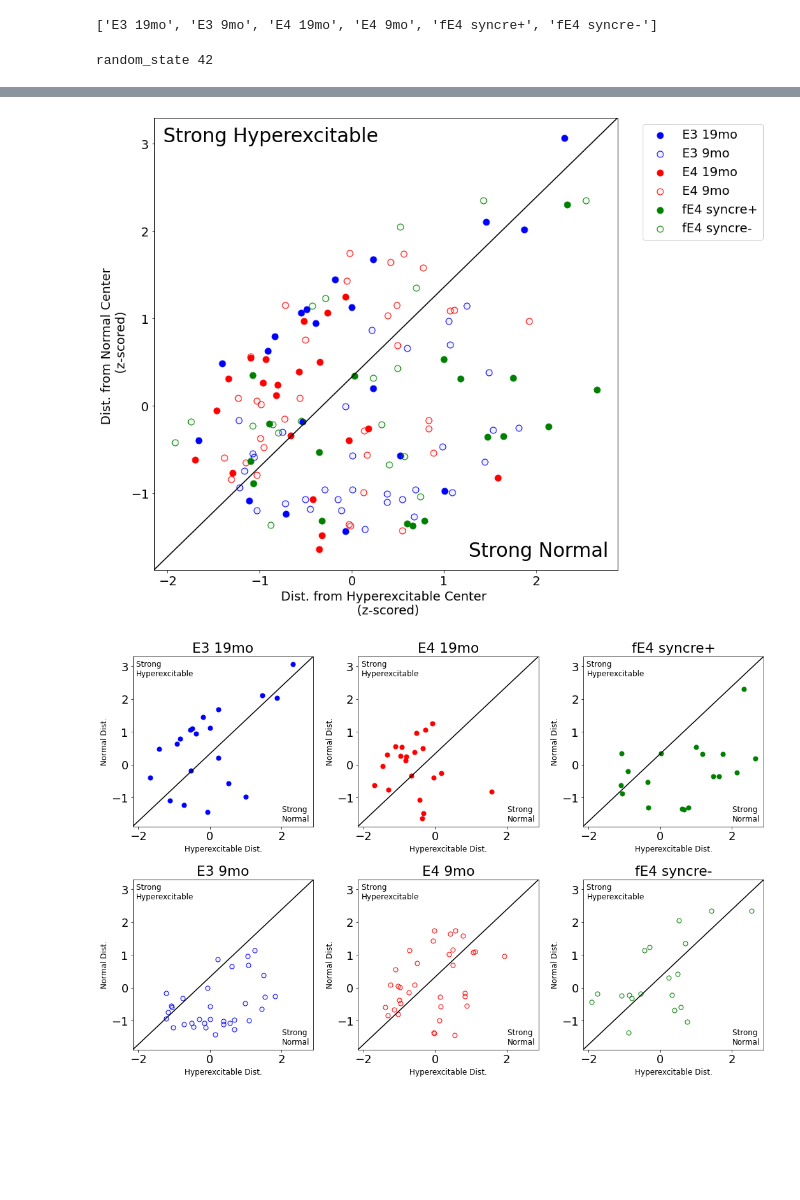
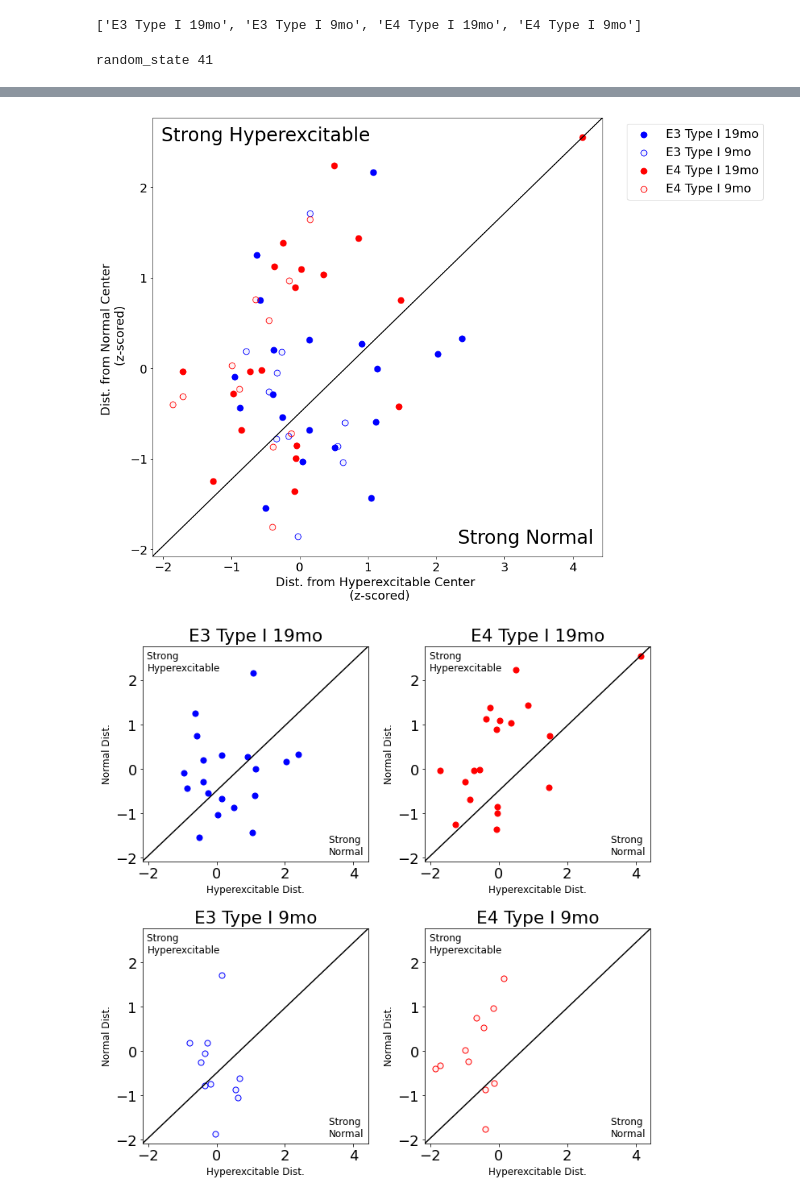
Before and after one commit to dtabuena/ApoE_Data_Clustering, a Jupyter notebook: Cluster_CA3.ipynb, the cells around one changed output, grey strips where cells are left out. Drawn from its saved outputs; the diff is of its cells as text; code cells hidden in the pictures; blank space fills up the shorter version.

```diff
--- a/Cluster_CA3.ipynb
+++ b/Cluster_CA3.ipynb
@@ -17,7 +17,7 @@ plot_extras = True
 exclude_extras =True
 # %%
 link = 'https://www.dropbox.com/sh/e52vk7qbr4p0pfw/AACSiEAskL4ZSexlFN0L5S76a?dl=0'
-xl_to_analyze = 'CA3 parameters for PCA.xlsx'
+xl_to_analyze = 'DG Type II GC main parameters.xlsx'
 
 my_drop_folder = 'my_drop_folder'
 zipped_file_path = "/content/"+my_drop_folder + ".zip"
@@ -163,7 +163,7 @@ list_colors = [colors[i] for i in type_num ]
 
 fig_opt = {'dpi': 300, 'format':'png','bbox_inches':'tight'}
 # %% [output]
-['E3 19mo', 'E3 9mo', 'E4 19mo', 'E4 9mo', 'fE4 syncre+', 'fE4 syncre-']
+['E3 Type I 19mo', 'E3 Type I 9mo', 'E4 Type I 19mo', 'E4 Type I 9mo']
 # %%
 clust_names = ['Hyperexcitable', 'Normal']
 plt.rcParams.update({'font.size': 18})
@@ -289,7 +289,7 @@ plt.tight_layout()
 
 
 #### separate #####
-fig_sep_hist, axs = plt.subplots(2,int(num_t/2),figsize = [int(num_t/2)*5,10])
+fig_sep_hist, axs = plt.subplots(2,int(num_t/2),figsize = [int(num_t/2)*5,5])
 axs = axs.T.flatten()
 for ti in range(num_t):
     t = uniq_types[ti]
@@ -323,4 +323,4 @@ fig_sep_scatter.savefig('GenoType_dist_Separate.'+fig_opt['format'],**fig_opt)
 fig_comb_scatter.savefig('GenoType_dist.'+fig_opt['format'],**fig_opt)
 fig_sep_hist.savefig('GenoType_Histos.'+fig_opt['format'],**fig_opt)
 # %% [output]
-random_state 42
+random_state 41
@@ -329,2 +329,2 @@ random_state 42
-[figure, old version]
+[figure, new version]
-[figure, old version]
+[figure, new version]
```
Also changed, not shown: parts of 15 cells of this notebook.
